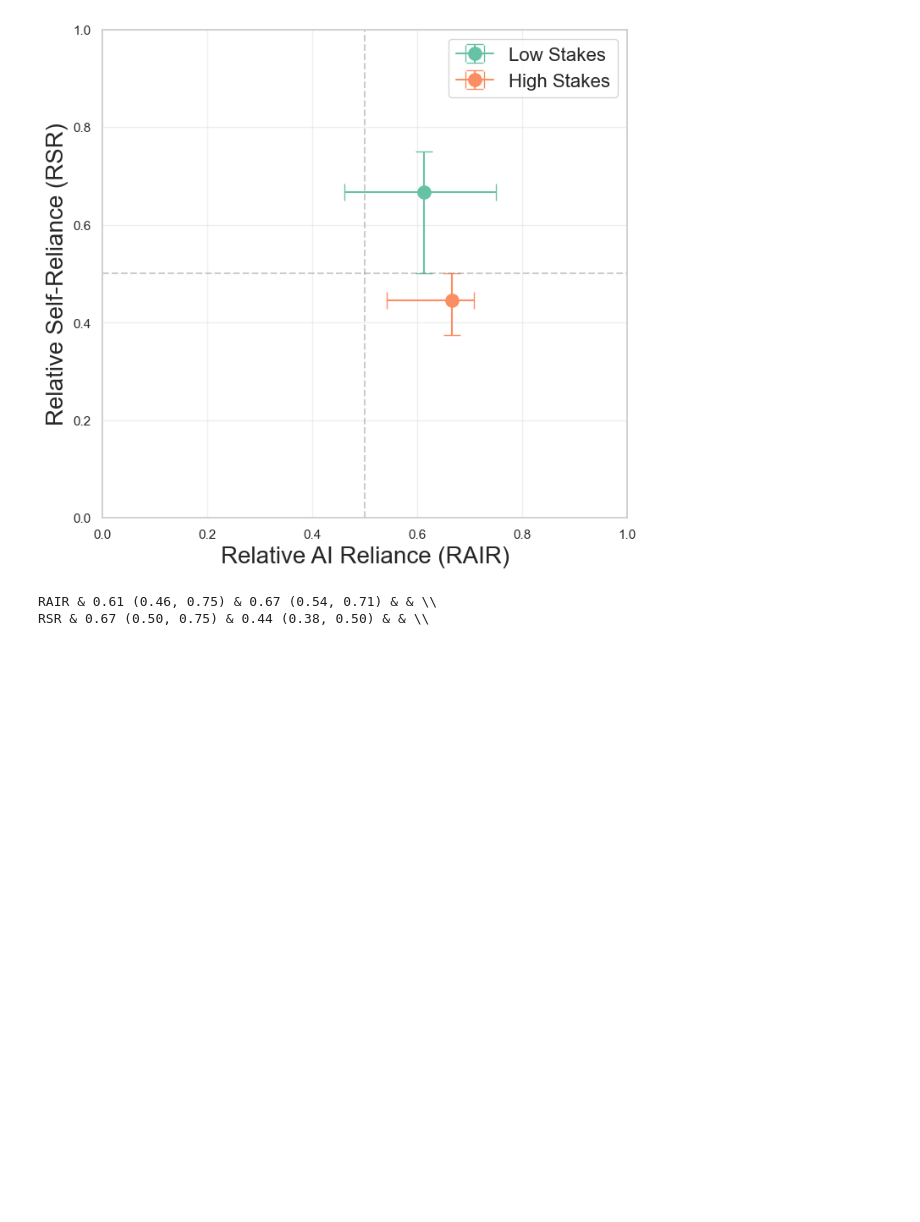
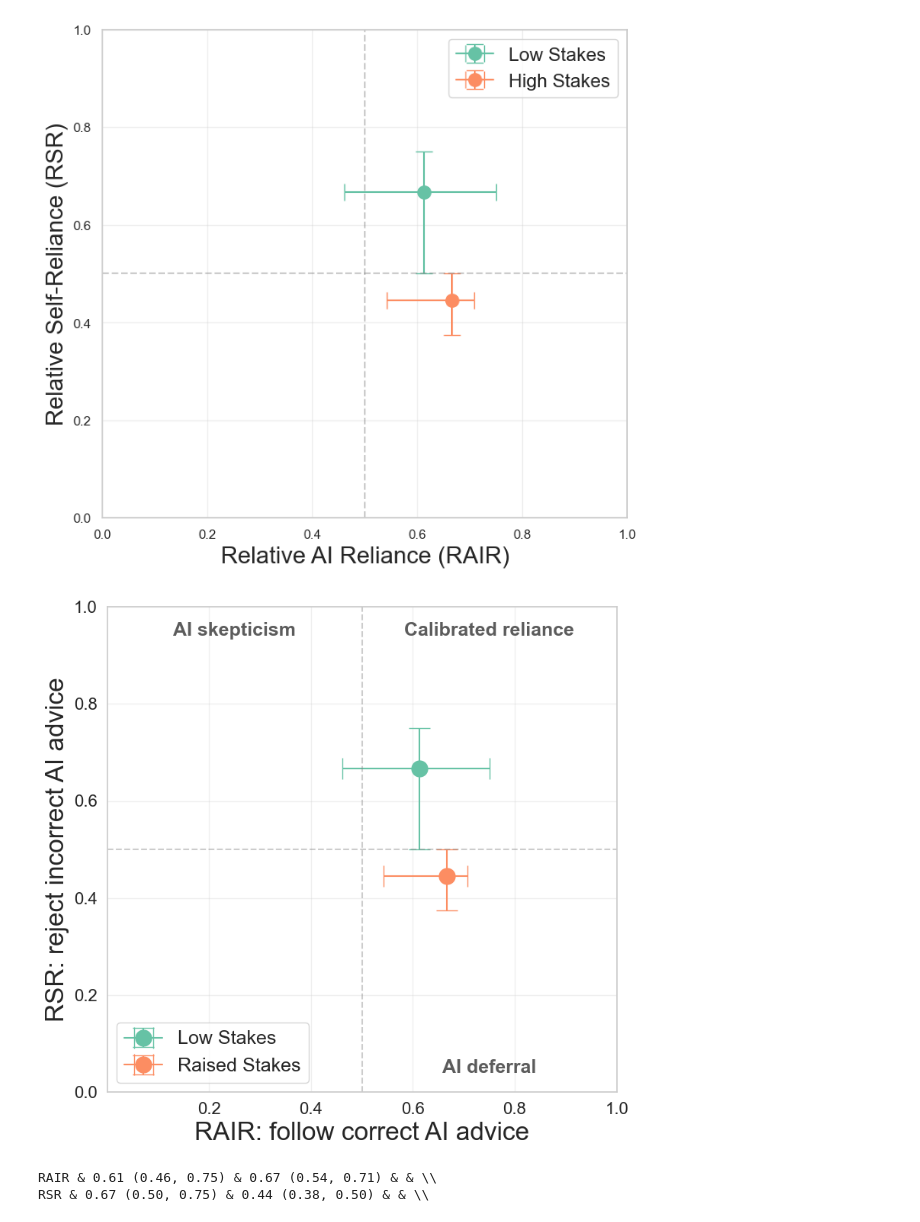
Before and after one commit to davidsjohnson/evalxai_studies, a Jupyter notebook: notebooks/umap_analysis/umap_AoR_analysis.ipynb, the cells around one changed output. Saved outputs shown, nothing was run; the diff lists cells and outputs as text; code cells hidden in the pictures; blank space fills up the shorter version.

```diff
--- a/notebooks/umap_analysis/umap_AoR_analysis.ipynb
+++ b/notebooks/umap_analysis/umap_AoR_analysis.ipynb
@@ -139,6 +134,62 @@ plt.savefig('output/AoR_plot.png', dpi=300, bbox_inches='tight')
 plt.show()
 # %% [output]
 [figure]
+# %%
+# Create the plot (presentation version)
+colors = sns.color_palette("Set2", 2)
+plt.figure(figsize=(8, 7.5))
+plt.errorbar(x_low, y_low, xerr=x_err_low, yerr=y_err_low,
+  marker='o', markersize=15, label='Low Stakes', capsize=10, color=colors[0])
+plt.errorbar(x_high, y_high, xerr=x_err_high, yerr=y_err_high,
+       marker='o', markersize=15, label='Raised Stakes', capsize=10, color=colors[1])
+
+plt.axhline(y=0.5, color='gray', linestyle='--', alpha=0.4)
+plt.axvline(x=0.5, color='gray', linestyle='--', alpha=0.4)
+
+plt.text(
+    0.25, 0.95,
+    "AI skepticism",
+    ha="center",
+    va="center",
+    fontsize=18,
+    fontweight="bold",
+    alpha=0.75
+)
+
+plt.text(
+    0.75, 0.95,
+    "Calibrated reliance",
+    ha="center",
+    va="center",
+    fontsize=18,
+    fontweight="bold",
+    alpha=0.75
+)
+
+plt.text(
+    0.75, 0.05,
+    "AI deferral",
+    ha="center",
+    va="center",
+    fontsize=18,
+    fontweight="bold",
+    alpha=0.75
+)
+
+plt.ylim([0, 1])
+plt.xlim([0, 1])
+plt.xlabel('RAIR: follow correct AI advice', fontsize=24)
+plt.ylabel('RSR: reject incorrect AI advice', fontsize=24)
+plt.xticks([0.2, 0.4, 0.6, 0.8, 1.0], fontsize=16)
+plt.yticks([0.0, 0.2, 0.4, 0.6, 0.8, 1.0], fontsize=16)
+plt.legend(fontsize=18)
+
+plt.grid(True, alpha=0.3)
+plt.savefig('output/AoR_plot_pres.png', dpi=300, bbox_inches='tight')
+plt.tight_layout()
+plt.show()
+# %% [output]
+[figure, added]
 # %%
 # print('---')
 # print('For Latex Table:')
```
Also changed, not shown: parts of 7 cells of this notebook, 4 other files.
